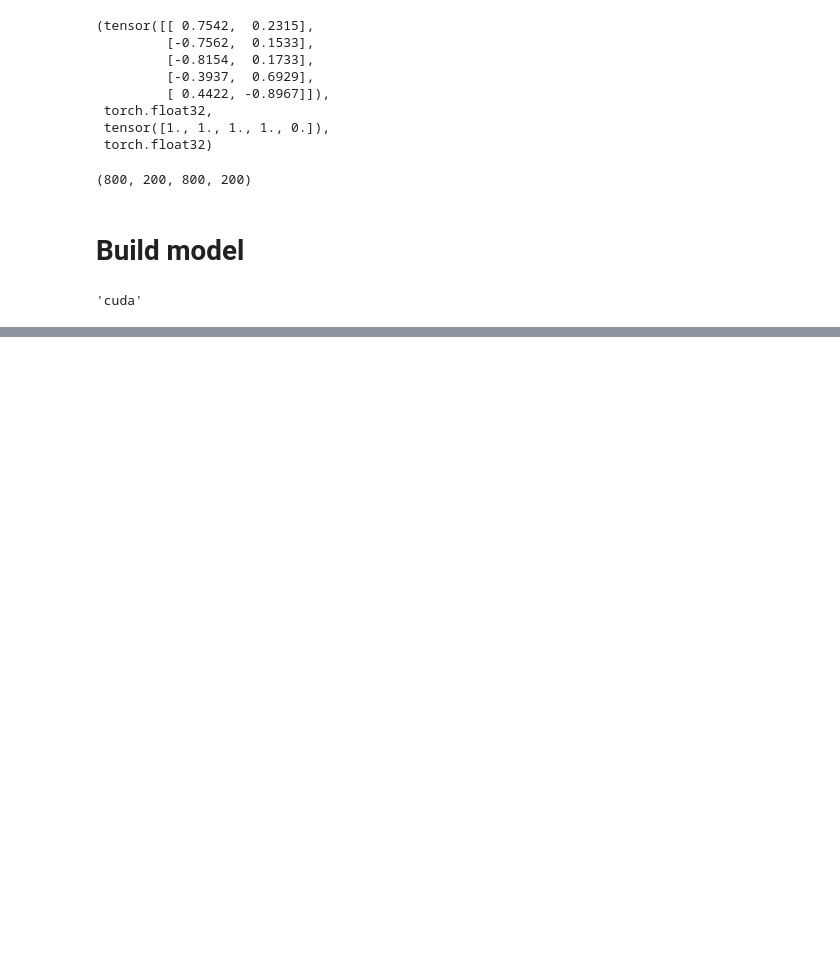
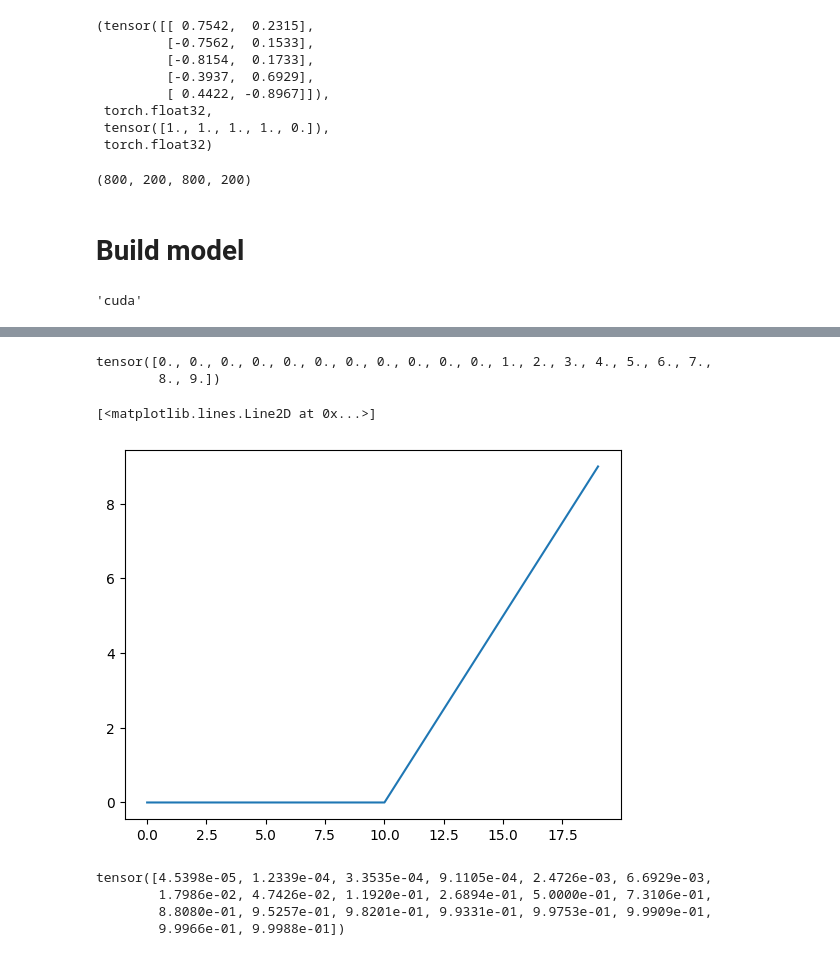
Before and after one commit to willy-wagtail/Notes, a Jupyter notebook: 02_pytorch_classification.ipynb, the cells around one changed output, grey strips where cells are left out. Drawn from its saved outputs; the diff is of its cells as text; code cells hidden in the pictures; blank space fills up the shorter version.

```diff
--- a/02_pytorch_classification.ipynb
+++ b/02_pytorch_classification.ipynb
@@ -138,0 +335,23 @@ Sequential(
+# %%
+def relu(x):
+  return torch.maximum(x, torch.tensor(0))
+
+relu(A)
+# %% [output]
+tensor([0., 0., 0., 0., 0., 0., 0., 0., 0., 0., 0., 1., 2., 3., 4., 5., 6., 7.,
+        8., 9.])
+# %%
+plt.plot(relu(A))
+# %% [output]
+[<matplotlib.lines.Line2D at 0x...>]
+[figure, added]
+# %%
+def sigmoid(x):
+  return 1 / (1 + torch.exp(-x))
+
+sigmoid(A)
+# %% [output]
+tensor([4.5398e-05, 1.2339e-04, 3.3535e-04, 9.1105e-04, 2.4726e-03, 6.6929e-03,
+        1.7986e-02, 4.7426e-02, 1.1920e-01, 2.6894e-01, 5.0000e-01, 7.3106e-01,
+        8.8080e-01, 9.5257e-01, 9.8201e-01, 9.9331e-01, 9.9753e-01, 9.9909e-01,
+        9.9966e-01, 9.9988e-01])
```
Also changed, not shown: parts of 29 cells of this notebook.
